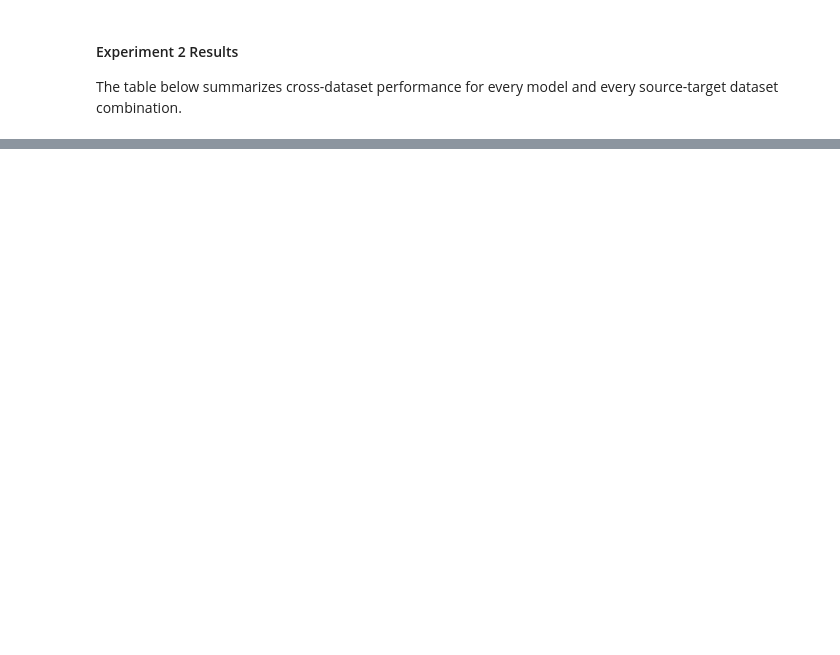
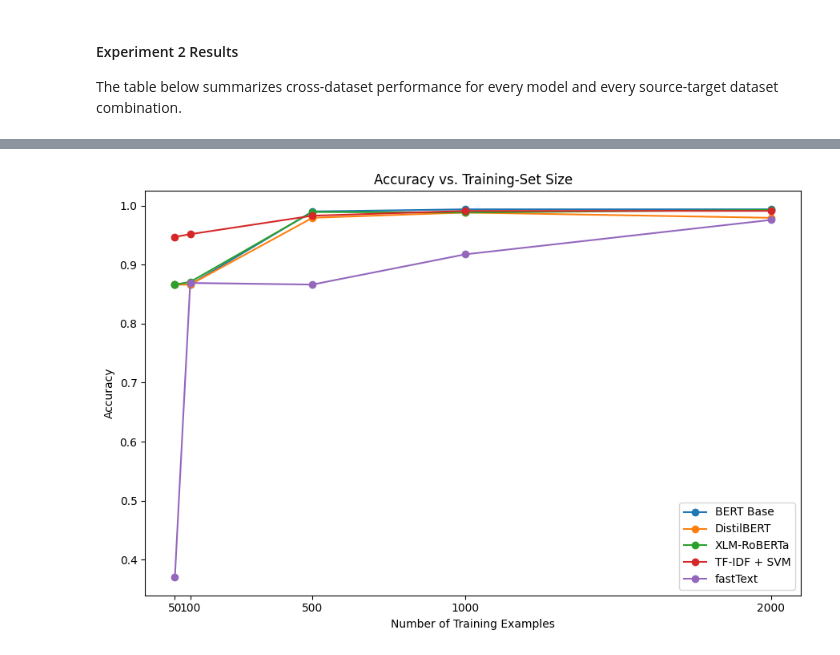
Before and after one commit to ddolapcioglu24/spam-detection, a Jupyter notebook: notebooks/spam_detection.ipynb, the cells around one changed output, grey strips where cells are left out. Saved outputs shown, nothing was run; the diff lists cells and outputs as text; code cells hidden in the pictures; blank space fills up the shorter version.

Commit message:
Finalized version after third experiment

```diff
--- a/notebooks/spam_detection.ipynb
+++ b/notebooks/spam_detection.ipynb
@@ -1404,0 +2255,15 @@ experiment_2_results_df
+# %%
+experiment_3_results_df = (
+    pd.DataFrame(
+        experiment_3_results
+    )
+    .sort_values(
+        [
+            "model",
+            "training_size",
+        ]
+    )
+    .reset_index(drop=True)
+)
+
+experiment_3_results_df
@@ -1404,0 +2288,69 @@ experiment_2_results_df
+# %%
+import matplotlib.pyplot as plt
+
+plt.figure(
+    figsize=(9, 6)
+)
+
+for model_name in model_classes:
+    model_results = (
+        experiment_3_results_df[
+            experiment_3_results_df[
+                "model"
+            ] == model_name
+        ]
+        .sort_values(
+            "training_size"
+        )
+    )
+
+    plt.plot(
+        model_results[
+            "training_size"
+        ],
+        model_results[
+            "accuracy"
+        ],
+        marker="o",
+        label=model_name,
+    )
+
+plt.xlabel(
+    "Number of Training Examples"
+)
+
+plt.ylabel(
+    "Accuracy"
+)
+
+plt.title(
+    "Accuracy vs. Training-Set Size"
+)
+
+plt.xticks(
+    TRAINING_SIZES
+)
+
+plt.legend()
+
+plt.tight_layout()
+
+EXPERIMENT_3_PLOT_PATH = (
+    "/content/drive/MyDrive/spam-detection/outputs/"
+    "experiment_3_training_size_accuracy.png"
+)
+
+plt.savefig(
+    EXPERIMENT_3_PLOT_PATH,
+    dpi=200,
+    bbox_inches="tight",
+)
+
+plt.show()
+
+print(
+    "Saved:",
+    EXPERIMENT_3_PLOT_PATH,
+)
+# %% [output]
+[figure, added]
```
Also changed, not shown: parts of 40 cells of this notebook.
